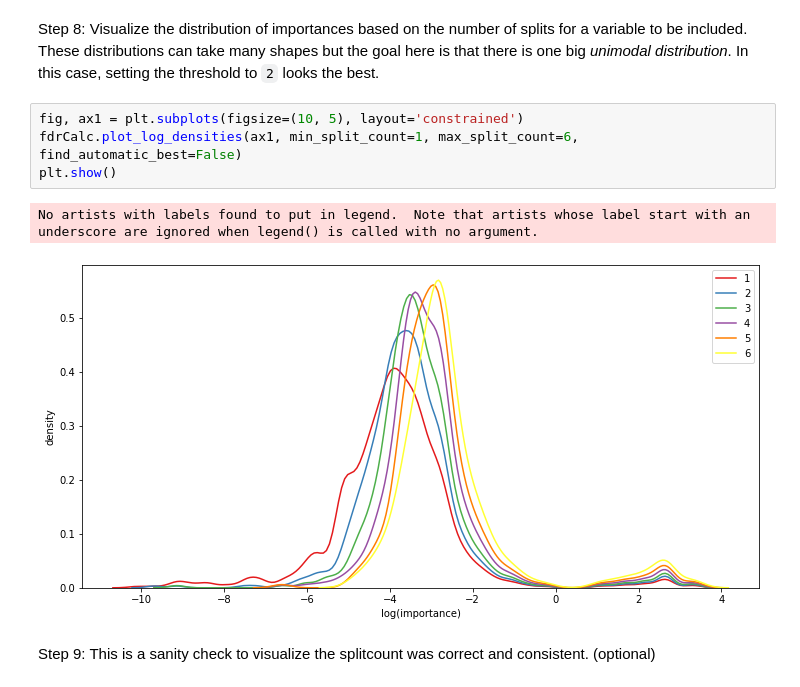
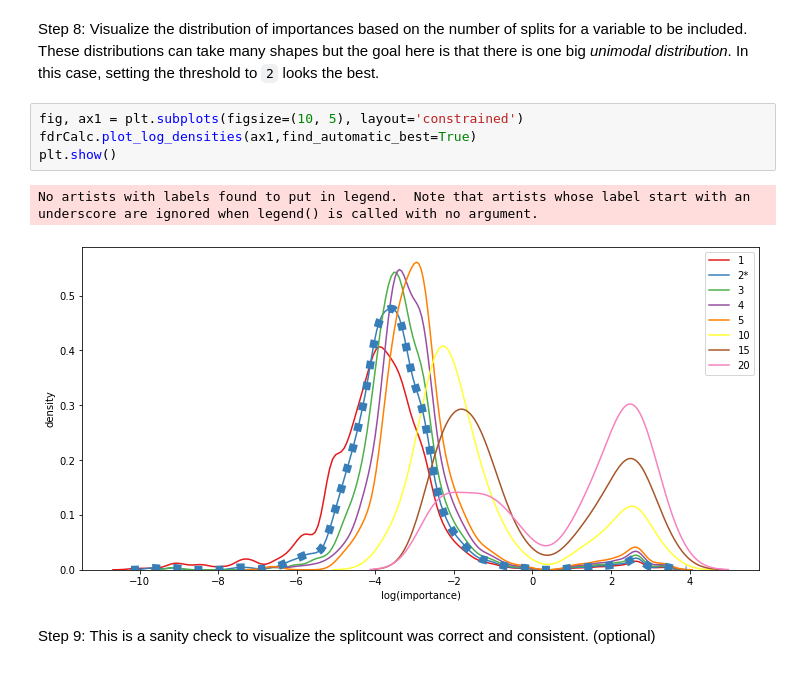
Before and after one commit to aehrc/VariantSpark, a Jupyter notebook: examples/compute_local_fdr.ipynb, the cells around one changed output. Cells and saved outputs as stored; diff of their text form.

Commit message:
adding automatic splitCount threshold selection function

```diff
--- a/examples/compute_local_fdr.ipynb
+++ b/examples/compute_local_fdr.ipynb
@@ -121,11 +122,11 @@ fdrCalc = rf_model.get_lfdr()
 Step 8: Visualize the distribution of importances based on the number of splits for a variable to be included. These distributions can take many shapes but the goal here is that there is one big *unimodal distribution*. In this case, setting the threshold to `2` looks the best.
 # %%
 fig, ax1 = plt.subplots(figsize=(10, 5), layout='constrained')
-fdrCalc.plot_log_densities(ax1, min_split_count=1, max_split_count=6, find_automatic_best=False)
+fdrCalc.plot_log_densities(ax1,find_automatic_best=True)
 plt.show()
 # %% [output]
 No artists with labels found to put in legend.  Note that artists whose label start with an underscore are ignored when legend() is called with no argument.
-[figure, old version]
+[figure, new version]
 # %% [markdown]
 Step 9: This is a sanity check to visualize the splitcount was correct and consistent. (optional)
 # %%
```
Also changed, not shown: parts of 10 cells of this notebook, 1 other file.
